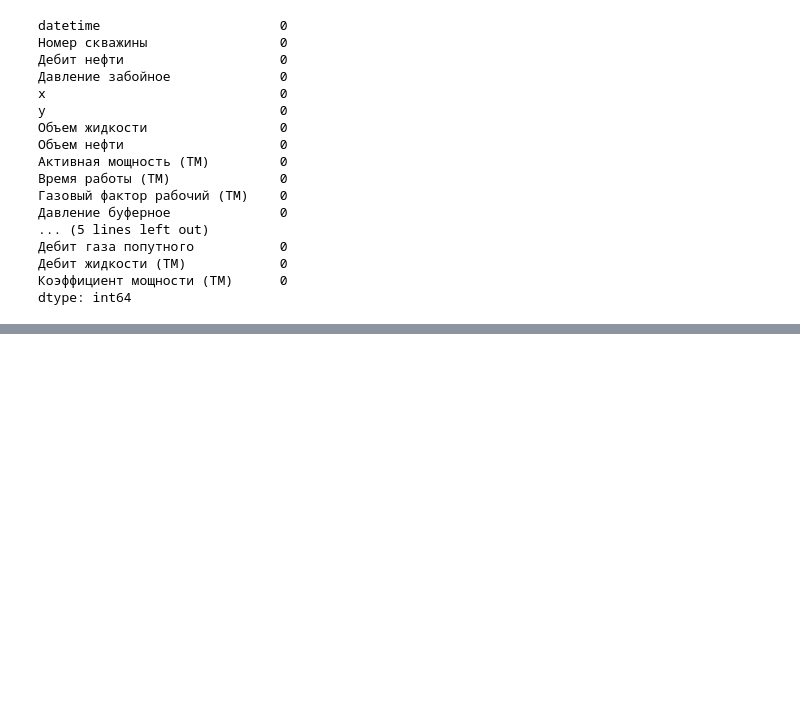
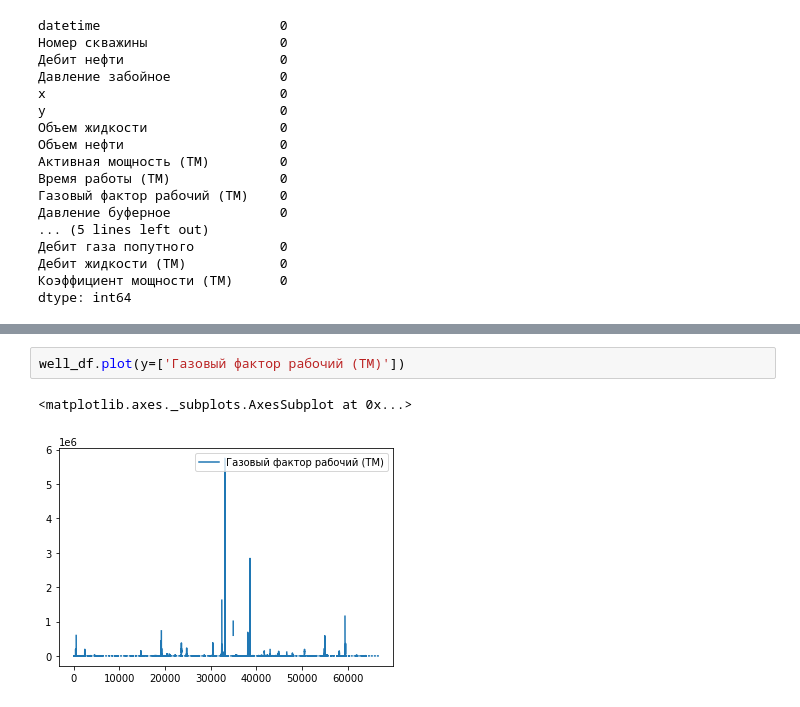
Before and after one commit to kasa10/Digital_Team_Gazpromneft_MIPT, a Jupyter notebook: pad_data.ipynb, the cells around one changed output, grey strips where cells are left out. Drawn from its saved outputs; the diff is of its cells as text; blank space fills up the shorter version.

```diff
--- a/pad_data.ipynb
+++ b/pad_data.ipynb
@@ -151,3 +151,8 @@ train_int
 | 67134 | 1992-04-10 | 105 | 7.654 | 122.180372 | 14230.22 | 22456.04 | 15472.802 | ... |
 | 67135 | 1992-04-11 | 105 | 7.653 | 122.180912 | 14230.22 | 22456.04 | 15472.802 | ... |
 67136 rows × 20 columns
+# %%
+well_df.plot(y=['Газовый фактор рабочий (ТМ)'])
+# %% [output]
+<matplotlib.axes._subplots.AxesSubplot at 0x...>
+[figure, added]
```
Also changed, not shown: parts of 1 cell of this notebook.
